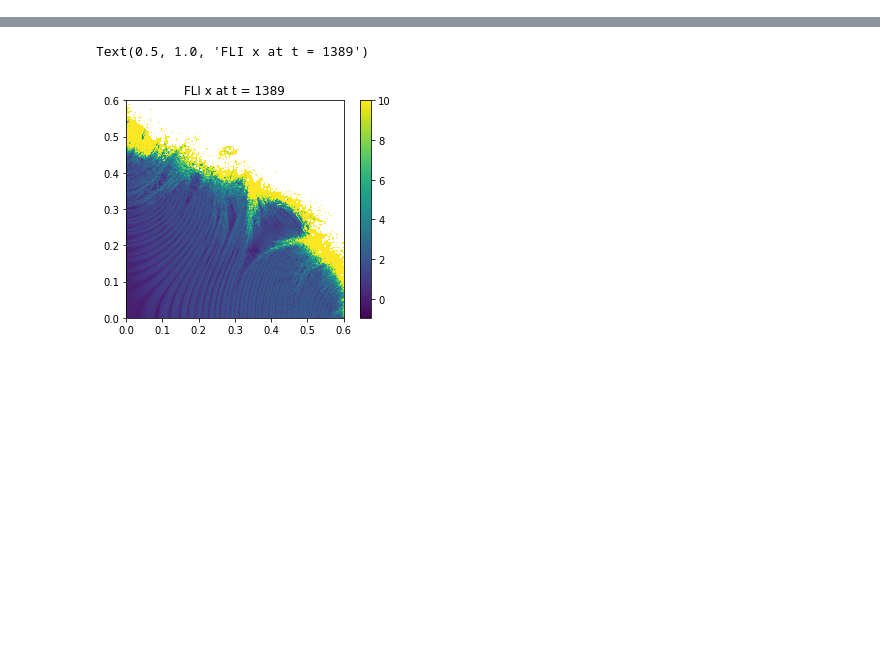
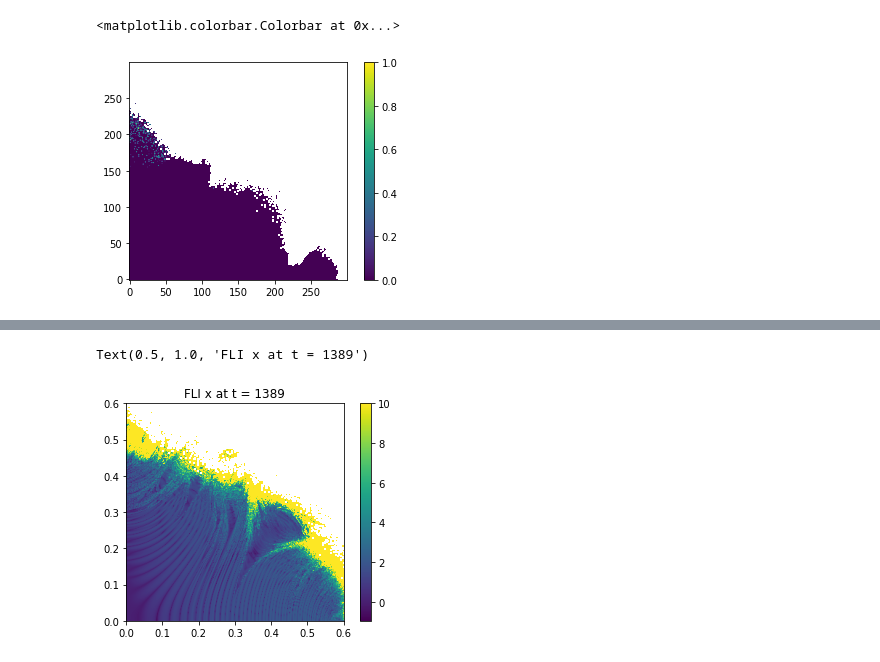
Before and after one commit to carlidel/tangent_map, a Jupyter notebook: 220914_focused_analysis/3_generalised_atlas.ipynb, the cells around one changed output, grey strips where cells are left out. Saved outputs shown, nothing was run; the diff lists cells and outputs as text; code cells hidden in the pictures; blank space fills up the shorter version.

```diff
--- a/220914_focused_analysis/3_generalised_atlas.ipynb
+++ b/220914_focused_analysis/3_generalised_atlas.ipynb
@@ -335,0 +412,6 @@ for t, data in zip(times, gali_data):
+# %%
+plt.imshow(fma_birkhoff_data[-1].reshape(300, 300), origin="lower", cmap="viridis")
+plt.colorbar()
+# %% [output]
+<matplotlib.colorbar.Colorbar at 0x...>
+[figure, added]
```
Also changed, not shown: parts of 56 cells of this notebook, 8 other files.
